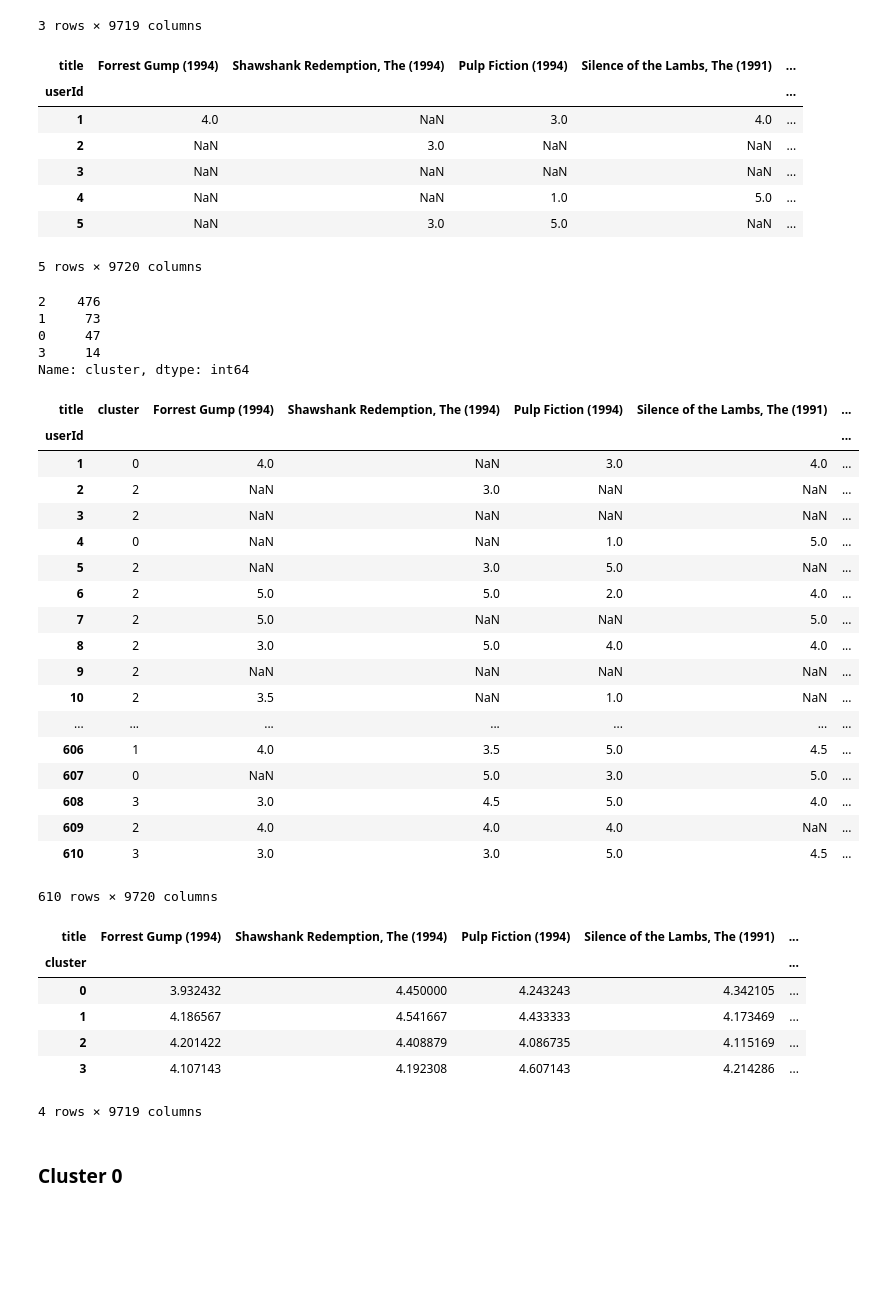
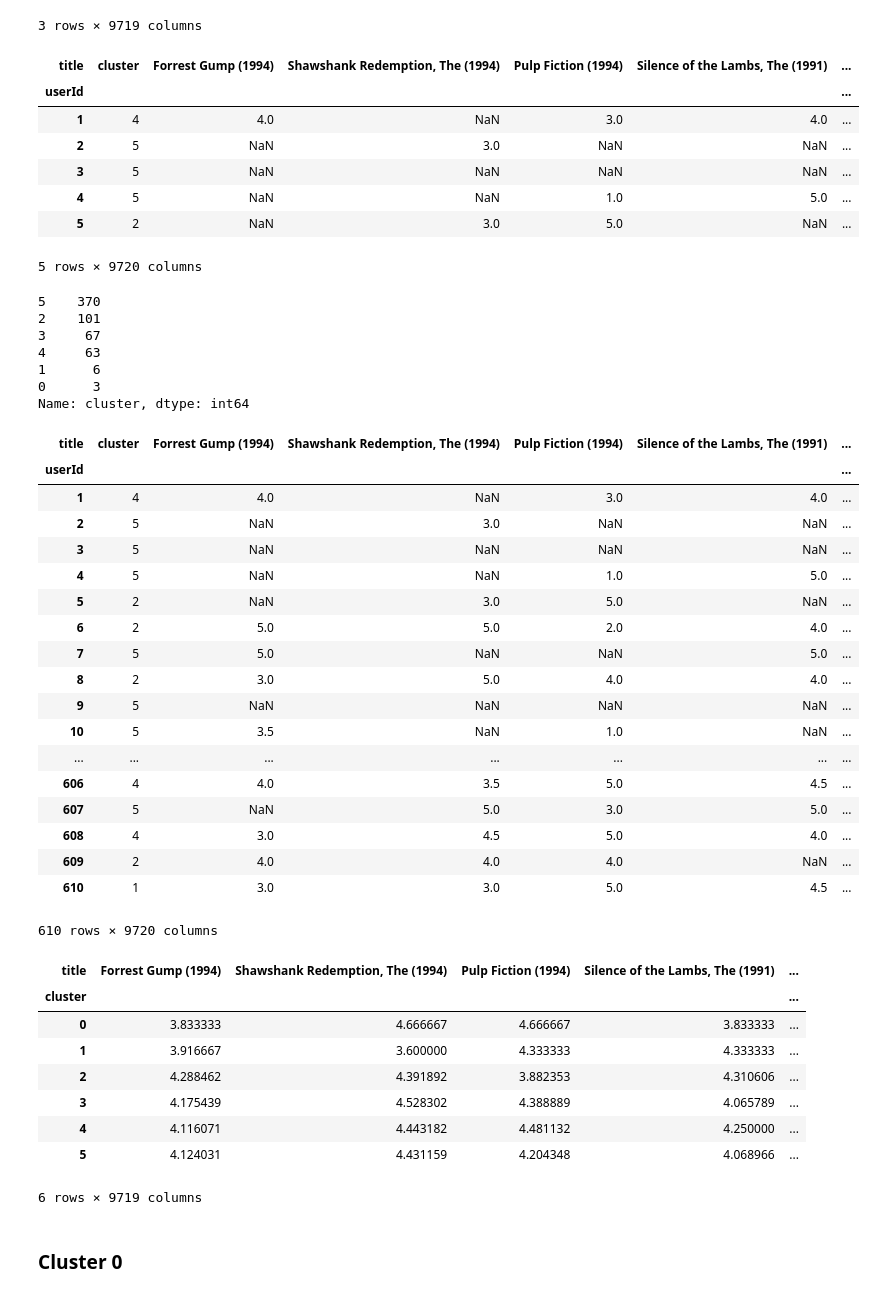
Before and after one commit to Deser12/DataDrivenLearning, a Jupyter notebook: MovieLens_Clustering.ipynb, the cells around one changed output. Saved outputs shown, nothing was run; the diff lists cells and outputs as text; code cells hidden in the pictures; blank space fills up the shorter version.

```diff
--- a/MovieLens_Clustering.ipynb
+++ b/MovieLens_Clustering.ipynb
@@ -60,27 +60,29 @@ ratings_full.head(3)
 | 3 | 0.0 | 0.0 | 0.0 | 0.0 | ... |
 3 rows × 9719 columns
 # %%
-km = KMeans(n_clusters=4) #create a new k-means model with 3 clusters
+km = KMeans(n_clusters=6) #create a new k-means model with 3 clusters
 X = ratings_full #get the X variables from the dataframe
 km = km.fit(X) #calculate the cluster centers
 ratings["cluster"] = km.predict(X) #predict the clusters of each observation and store in the dataframe
 ratings.head()
 # %% [output]
-| title | Forrest Gump (1994) | Shawshank Redemption, The (1994) | Pulp Fiction (1994) | Silence of the Lambs, The (1991) | ... |
-| userId |  |  |  |  | ... |
-| 1 | 4.0 | NaN | 3.0 | 4.0 | ... |
-| 2 | NaN | 3.0 | NaN | NaN | ... |
-| 3 | NaN | NaN | NaN | NaN | ... |
-| 4 | NaN | NaN | 1.0 | 5.0 | ... |
-| 5 | NaN | 3.0 | 5.0 | NaN | ... |
+| title | cluster | Forrest Gump (1994) | Shawshank Redemption, The (1994) | Pulp Fiction (1994) | Silence of the Lambs, The (1991) | ... |
+| userId |  |  |  |  |  | ... |
+| 1 | 4 | 4.0 | NaN | 3.0 | 4.0 | ... |
+| 2 | 5 | NaN | 3.0 | NaN | NaN | ... |
+| 3 | 5 | NaN | NaN | NaN | NaN | ... |
+| 4 | 5 | NaN | NaN | 1.0 | 5.0 | ... |
+| 5 | 2 | NaN | 3.0 | 5.0 | NaN | ... |
 5 rows × 9720 columns
 # %%
 ratings["cluster"].value_counts()
 # %% [output]
-2    476
-1     73
-0     47
-3     14
+5    370
+2    101
+3     67
+4     63
+1      6
+0      3
 Name: cluster, dtype: int64
 # %%
 ratings = ratings.reindex(ratings.count().sort_values(ascending=False).index, axis=1)
@@ -88,22 +90,22 @@ ratings
 # %% [output]
 | title | cluster | Forrest Gump (1994) | Shawshank Redemption, The (1994) | Pulp Fiction (1994) | Silence of the Lambs, The (1991) | ... |
 | userId |  |  |  |  |  | ... |
-| 1 | 0 | 4.0 | NaN | 3.0 | 4.0 | ... |
-| 2 | 2 | NaN | 3.0 | NaN | NaN | ... |
-| 3 | 2 | NaN | NaN | NaN | NaN | ... |
-| 4 | 0 | NaN | NaN | 1.0 | 5.0 | ... |
+| 1 | 4 | 4.0 | NaN | 3.0 | 4.0 | ... |
+| 2 | 5 | NaN | 3.0 | NaN | NaN | ... |
+| 3 | 5 | NaN | NaN | NaN | NaN | ... |
+| 4 | 5 | NaN | NaN | 1.0 | 5.0 | ... |
 | 5 | 2 | NaN | 3.0 | 5.0 | NaN | ... |
 | 6 | 2 | 5.0 | 5.0 | 2.0 | 4.0 | ... |
-| 7 | 2 | 5.0 | NaN | NaN | 5.0 | ... |
+| 7 | 5 | 5.0 | NaN | NaN | 5.0 | ... |
 | 8 | 2 | 3.0 | 5.0 | 4.0 | 4.0 | ... |
-| 9 | 2 | NaN | NaN | NaN | NaN | ... |
-| 10 | 2 | 3.5 | NaN | 1.0 | NaN | ... |
+| 9 | 5 | NaN | NaN | NaN | NaN | ... |
+| 10 | 5 | 3.5 | NaN | 1.0 | NaN | ... |
 | ... | ... | ... | ... | ... | ... | ... |
-| 606 | 1 | 4.0 | 3.5 | 5.0 | 4.5 | ... |
-| 607 | 0 | NaN | 5.0 | 3.0 | 5.0 | ... |
-| 608 | 3 | 3.0 | 4.5 | 5.0 | 4.0 | ... |
+| 606 | 4 | 4.0 | 3.5 | 5.0 | 4.5 | ... |
+| 607 | 5 | NaN | 5.0 | 3.0 | 5.0 | ... |
+| 608 | 4 | 3.0 | 4.5 | 5.0 | 4.0 | ... |
 | 609 | 2 | 4.0 | 4.0 | 4.0 | NaN | ... |
-| 610 | 3 | 3.0 | 3.0 | 5.0 | 4.5 | ... |
+| 610 | 1 | 3.0 | 3.0 | 5.0 | 4.5 | ... |
 610 rows × 9720 columns
 # %%
 mean_per_cluster = ratings.groupby(ratings["cluster"]).mean()
@@ -111,11 +113,13 @@ mean_per_cluster
 # %% [output]
 | title | Forrest Gump (1994) | Shawshank Redemption, The (1994) | Pulp Fiction (1994) | Silence of the Lambs, The (1991) | ... |
 | cluster |  |  |  |  | ... |
-| 0 | 3.932432 | 4.450000 | 4.243243 | 4.342105 | ... |
-| 1 | 4.186567 | 4.541667 | 4.433333 | 4.173469 | ... |
-| 2 | 4.201422 | 4.408879 | 4.086735 | 4.115169 | ... |
-| 3 | 4.107143 | 4.192308 | 4.607143 | 4.214286 | ... |
+| 0 | 3.833333 | 4.666667 | 4.666667 | 3.833333 | ... |
+| 1 | 3.916667 | 3.600000 | 4.333333 | 4.333333 | ... |
+| 2 | 4.288462 | 4.391892 | 3.882353 | 4.310606 | ... |
+| 3 | 4.175439 | 4.528302 | 4.388889 | 4.065789 | ... |
+| 4 | 4.116071 | 4.443182 | 4.481132 | 4.250000 | ... |
+| 5 | 4.124031 | 4.431159 | 4.204348 | 4.068966 | ... |
-4 rows × 9719 columns
+6 rows × 9719 columns
 # %% [markdown]
 ### Cluster 0
 # %%
```
Also changed, not shown: parts of 8 cells of this notebook.
